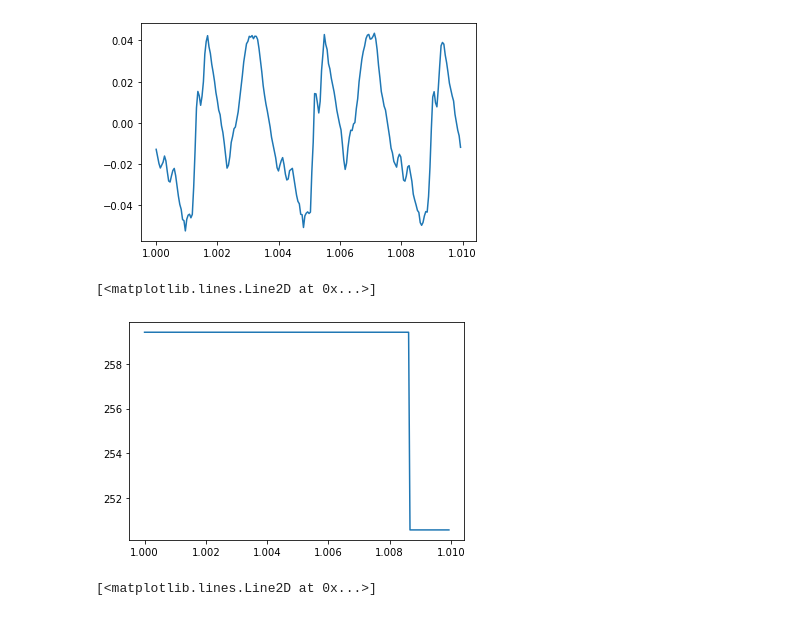
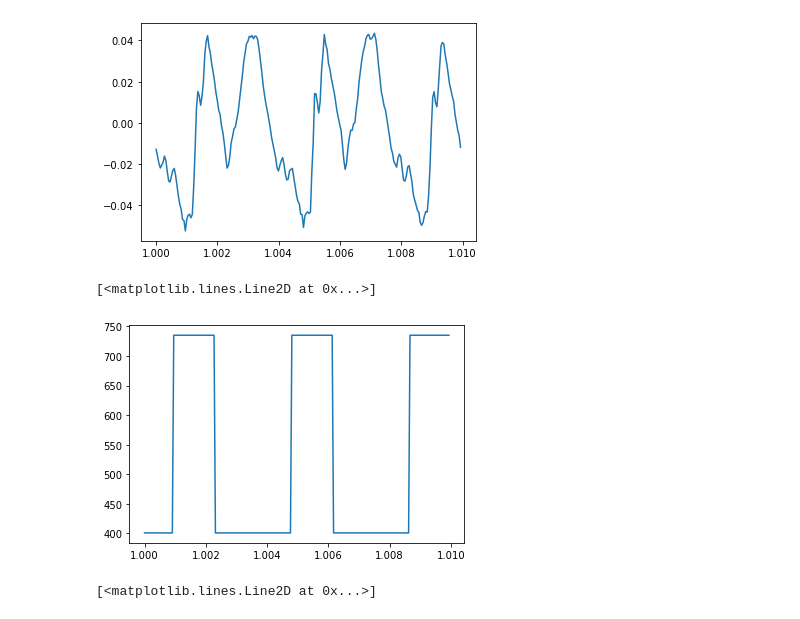
Before and after one commit to Selubi/f0_conjecture, a Jupyter notebook: f0.ipynb, the cells around one changed output. Cells and saved outputs as stored; diff of their text form; code cells hidden in the pictures.

```diff
--- a/f0.ipynb
+++ b/f0.ipynb
@@ -88,12 +88,12 @@ plt.plot(timestamp[1*sr:math.floor(1.01*sr)],y[1*sr:math.floor(1.01*sr)])
 # %%
 #peaktopeak
 maxfreq=500
-peakflag=flag_calc_peak2peak(y,num=30)
+peakflag=flag_calc_peak2peak(y,num=10)
 freq=freq_calc(peakflag,sr)
 plt.plot(timestamp[1*sr:math.floor(1.01*sr)],freq[1*sr:math.floor(1.01*sr)])
 # %% [output]
 [<matplotlib.lines.Line2D at 0x...>]
-[figure, old version]
+[figure, new version]
 # %%
 #zerocross
 peakflag=zero_cross(y)
```
